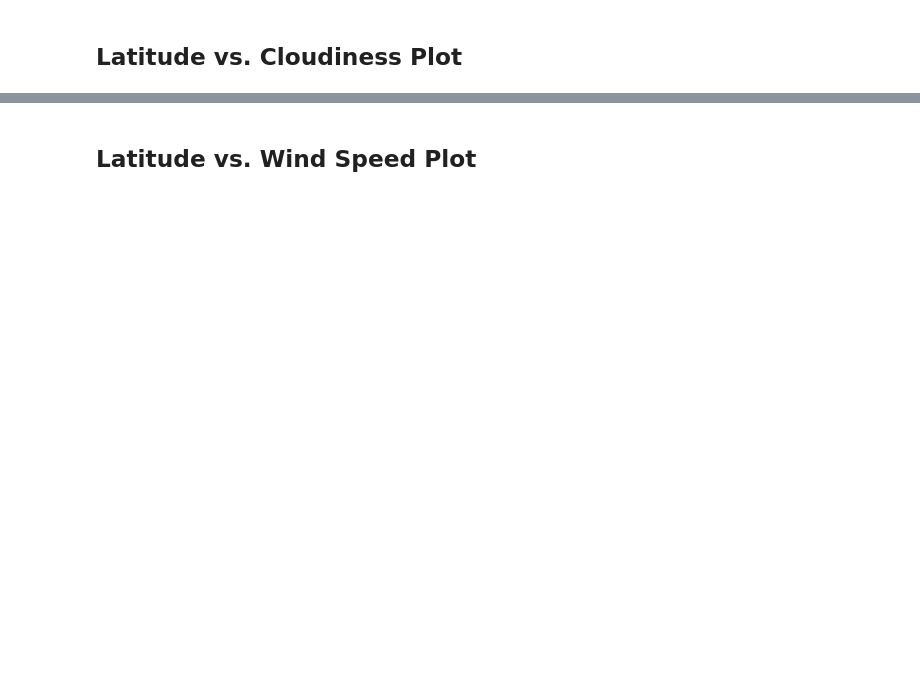
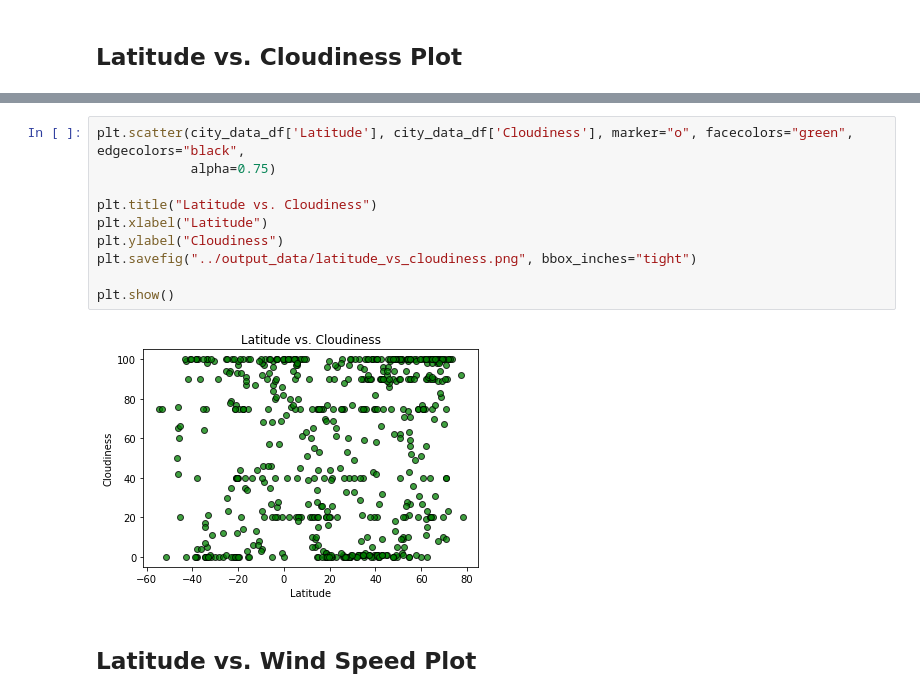
Before and after one commit to grantbot/Python-API-Challenge, a Jupyter notebook: WeatherPy/weatherpy.ipynb, the cells around one changed output, grey strips where cells are left out. Saved outputs shown, nothing was run; the diff lists cells and outputs as text; blank space fills up the shorter version.

```diff
--- a/WeatherPy/weatherpy.ipynb
+++ b/WeatherPy/weatherpy.ipynb
@@ -199,2 +268,14 @@ Int64Index([], dtype='int64')
+# %%
+plt.scatter(city_data_df['Latitude'], city_data_df['Cloudiness'], marker="o", facecolors="green", edgecolors="black",
+            alpha=0.75)
+
+plt.title("Latitude vs. Cloudiness")
+plt.xlabel("Latitude")
+plt.ylabel("Cloudiness")
+plt.savefig("../output_data/latitude_vs_cloudiness.png", bbox_inches="tight")
+
+plt.show()
+# %% [output]
+[figure, added]
 # %% [markdown]
 ## Latitude vs. Wind Speed Plot
```
Also changed, not shown: parts of 43 cells of this notebook, 7 other files.
